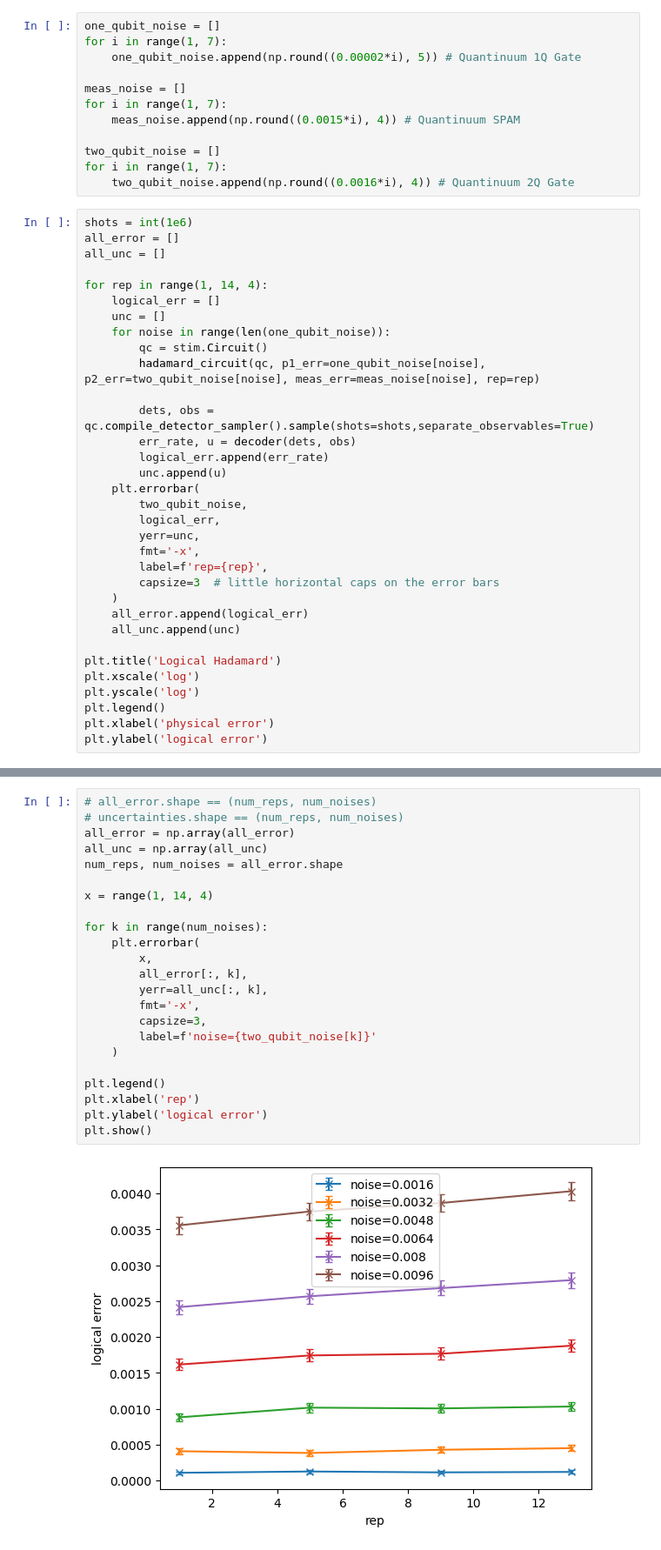
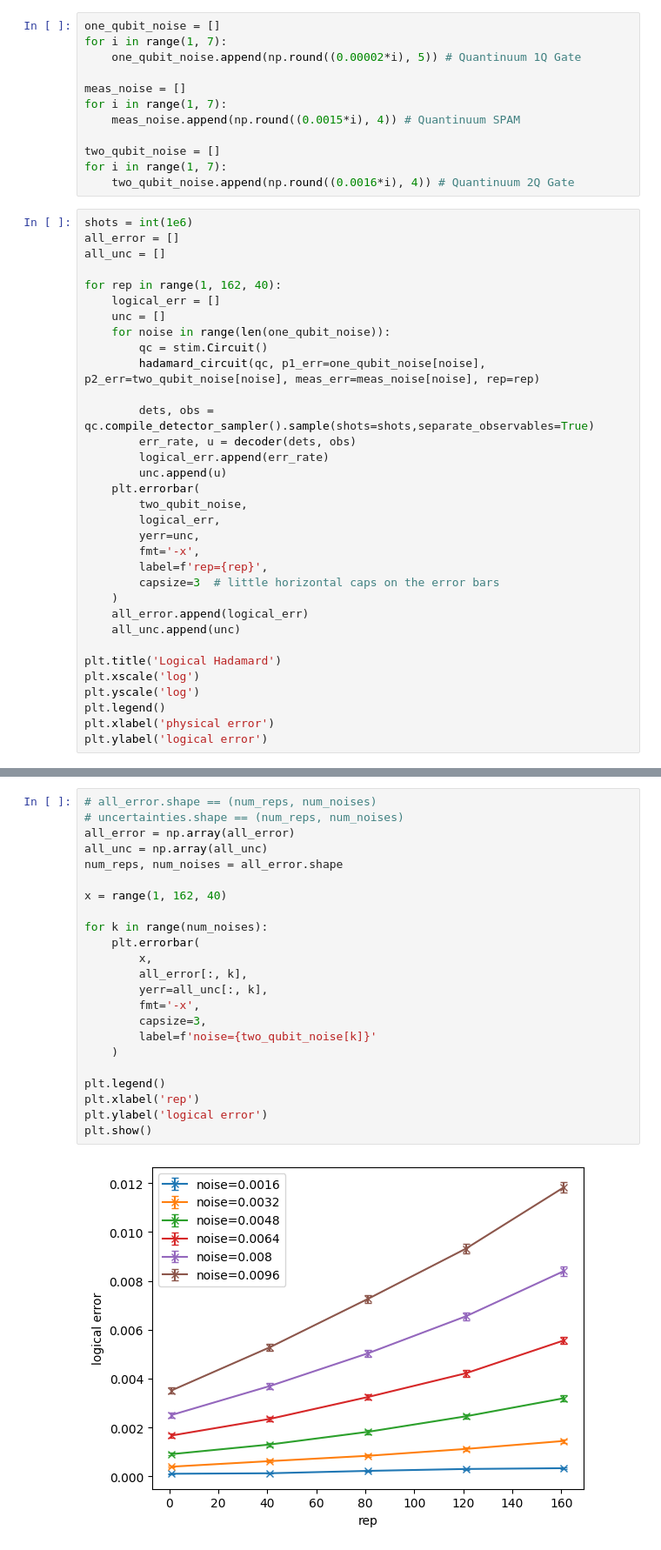
Before and after one commit to Sal7ySalt/Smallest-MSD-Protocol, a Jupyter notebook: Steane/logical_error_rate_hadamard.ipynb, the cells around one changed output, grey strips where cells are left out. Shown at 87% size. Saved outputs shown, nothing was run; the diff lists cells and outputs as text.

```diff
--- a/Steane/logical_error_rate_hadamard.ipynb
+++ b/Steane/logical_error_rate_hadamard.ipynb
@@ -96,7 +96,7 @@ shots = int(1e6)
 all_error = []
 all_unc = []
 
-for rep in range(1, 14, 4):
+for rep in range(1, 162, 40):
     logical_err = []
     unc = []
     for noise in range(len(one_qubit_noise)):
@@ -130,26 +130,26 @@ Text(0, 0.5, 'logical error')
 # %%
 # all_error.shape == (num_reps, num_noises)
 # uncertainties.shape == (num_reps, num_noises)
 all_error = np.array(all_error)
 all_unc = np.array(all_unc)
 num_reps, num_noises = all_error.shape
 
-x = range(1, 14, 4)
+x = range(1, 162, 40)
 
 for k in range(num_noises):
     plt.errorbar(
         x,
         all_error[:, k],
         yerr=all_unc[:, k],
         fmt='-x',
         capsize=3,
         label=f'noise={two_qubit_noise[k]}'
     )
 
 plt.legend()
 plt.xlabel('rep')
 plt.ylabel('logical error')
 plt.show()
 # %% [output]
-[figure, old version]
+[figure, new version]
 # %%
```
Also changed, not shown: parts of 8 cells of this notebook, 5 other files.
